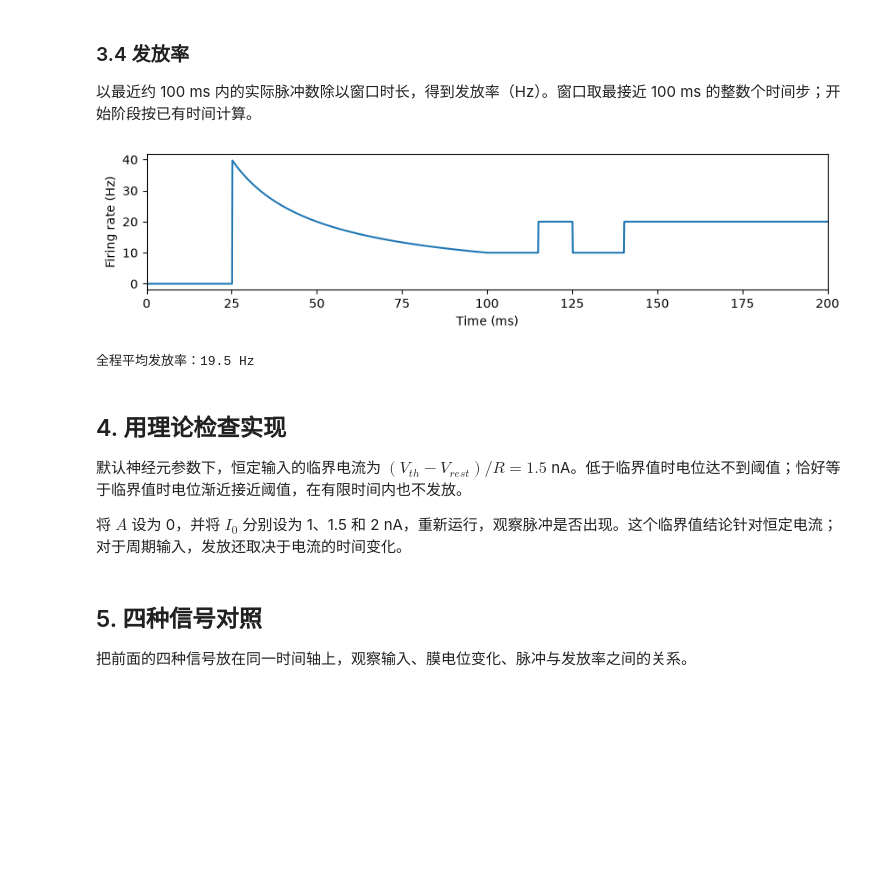
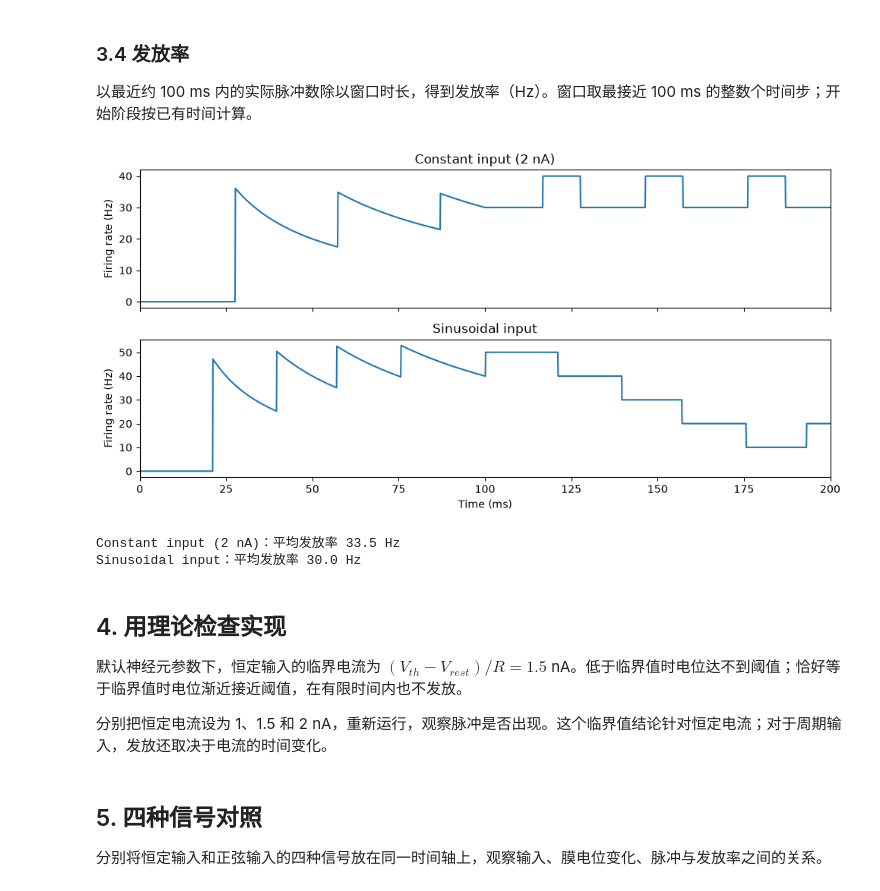
Before and after one commit to LevelDownRefine/neural-network-teaching, a Jupyter notebook: lif/task1_lif.ipynb, the cells around one changed output. Cells and saved outputs as stored; diff of their text form; code cells hidden in the pictures; blank space fills up the shorter version.

```diff
--- a/lif/task1_lif.ipynb
+++ b/lif/task1_lif.ipynb
@@ -145,9 +144,28 @@ def simulate(I, duration_ms, dt):
 # %%
-I_0, A, f, phi = 1.5, 0.8, 10.0, 0.0
+import sys
+from pathlib import Path
+
+# 兼容从项目根目录或 lif 目录启动 Notebook。
+sys.path.insert(0, str(Path.cwd().parent if Path.cwd().name == "lif" else Path.cwd()))
+from lif.plot_lif import plot_comparison, plot_summary
+
 input_time_ms = np.arange(round(duration_ms / dt)) * dt
-I = I_0 + A * np.sin(2 * np.pi * f * input_time_ms / 1000 + phi)
-voltages, spikes = simulate(I=I, duration_ms=duration_ms, dt=dt)
 time_ms = input_time_ms + dt
+I_0, A, f, phi = 2.0, 0.8, 5.0, 0.0
+currents = {
+    "Constant input (2 nA)": np.full_like(input_time_ms, 2.0),
+    "Sinusoidal input": I_0 + A * np.sin(2 * np.pi * f * input_time_ms / 1000 + phi),
+}
+examples = {}
+for name, current in currents.items():
+    voltage, spikes = simulate(current, duration_ms, dt)
+    examples[name] = {
+        "input_time_ms": input_time_ms,
+        "time_ms": time_ms,
+        "current": current,
+        "voltage": voltage,
+        "spikes": spikes,
+    }
 # %% [markdown]
 ### 3.1 输入电流
 
@@ -178,9 +187,7 @@ plt.show()
 
 每条竖线表示一次实际检测到的脉冲。
 # %%
-fig, ax = plt.subplots(figsize=(10, 2))
-ax.eventplot(time_ms[spikes.astype(bool)])
-ax.set(xlabel="Time (ms)", ylabel="Spike", yticks=[], xlim=(0, 200))
-plt.show()
-print(f"脉冲总数：{int(spikes.sum())}")
+plot_comparison(examples, "spikes", V_rest, V_th)
+for name, data in examples.items():
+    print(f"{name}：{int(data['spikes'].sum())} 个脉冲")
 # %% [output]
@@ -199,23 +207,24 @@ def firing_rate(spikes, dt):
     start = np.maximum(0, end - window_steps)
     return (cumulative[end] - cumulative[start]) / ((end - start) * dt / 1000)
 # %%
-rates = firing_rate(spikes, dt)
-fig, ax = plt.subplots(figsize=(10, 2))
-ax.plot(time_ms, rates)
-ax.set(xlabel="Time (ms)", ylabel="Firing rate (Hz)", xlim=(0, 200))
-plt.show()
-print(f"全程平均发放率：{spikes.sum() / (len(spikes) * dt / 1000):.1f} Hz")
+for data in examples.values():
+    data["rate"] = firing_rate(data["spikes"], dt)
+plot_comparison(examples, "rate", V_rest, V_th)
+for name, data in examples.items():
+    average_rate = data["spikes"].sum() / (len(data["spikes"]) * dt / 1000)
+    print(f"{name}：平均发放率 {average_rate:.1f} Hz")
 # %% [output]
-[figure, old version]
+[figure, new version]
-全程平均发放率：19.5 Hz
+Constant input (2 nA)：平均发放率 33.5 Hz
+Sinusoidal input：平均发放率 30.0 Hz
 # %% [markdown]
 ## 4. 用理论检查实现
 
 默认神经元参数下，恒定输入的临界电流为 $(V_{th}-V_{rest})/R=1.5$ nA。低于临界值时电位达不到阈值；恰好等于临界值时电位渐近接近阈值，在有限时间内也不发放。
 
-将 $A$ 设为 0，并将 $I_0$ 分别设为 1、1.5 和 2 nA，重新运行，观察脉冲是否出现。这个临界值结论针对恒定电流；对于周期输入，发放还取决于电流的时间变化。
+分别把恒定电流设为 1、1.5 和 2 nA，重新运行，观察脉冲是否出现。这个临界值结论针对恒定电流；对于周期输入，发放还取决于电流的时间变化。
 # %% [markdown]
 ## 5. 四种信号对照
 
-把前面的四种信号放在同一时间轴上，观察输入、膜电位变化、脉冲与发放率之间的关系。
+分别将恒定输入和正弦输入的四种信号放在同一时间轴上，观察输入、膜电位变化、脉冲与发放率之间的关系。
 # %%
```
Also changed, not shown: parts of 7 cells of this notebook, 1 other file.
